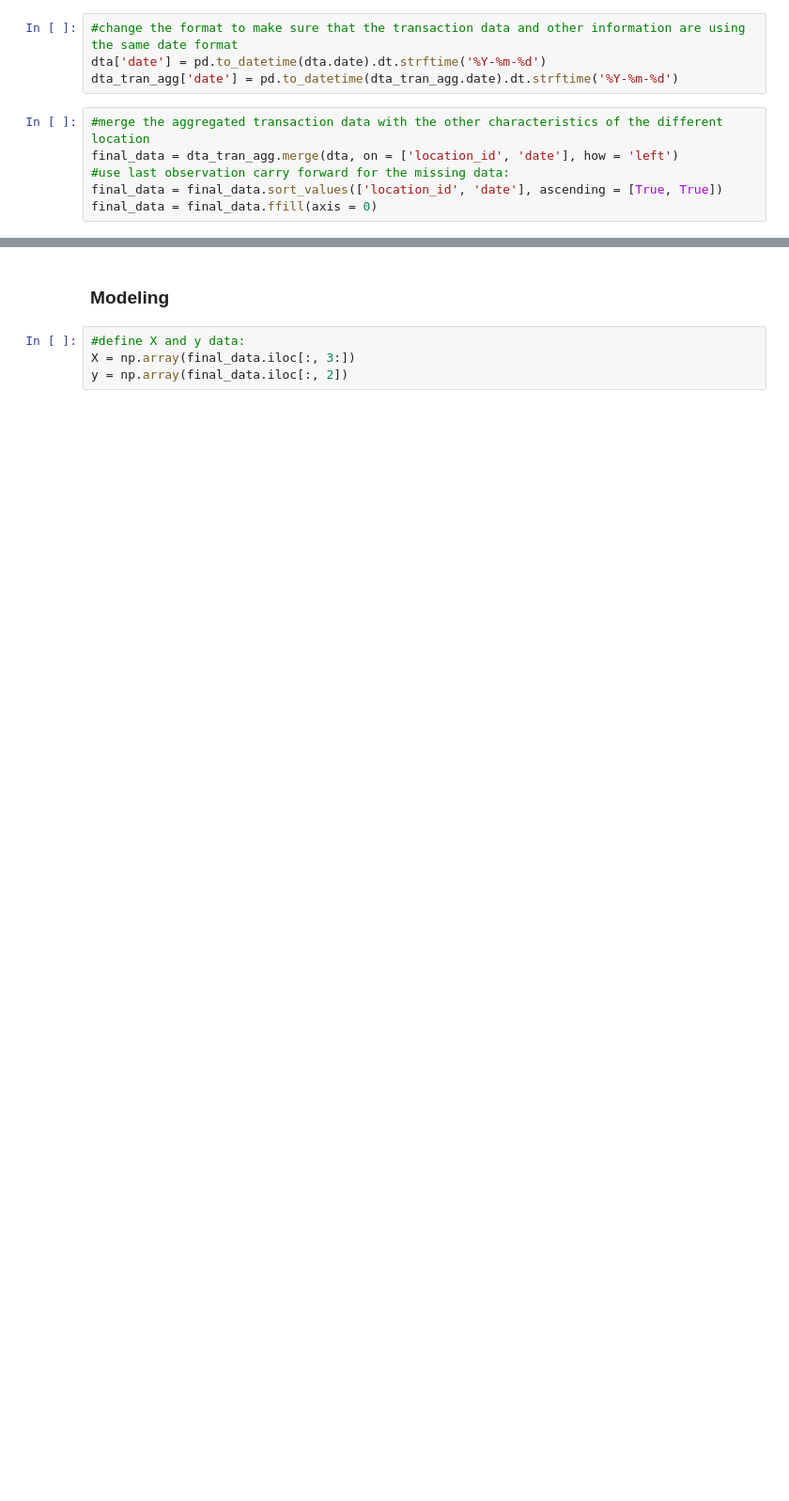
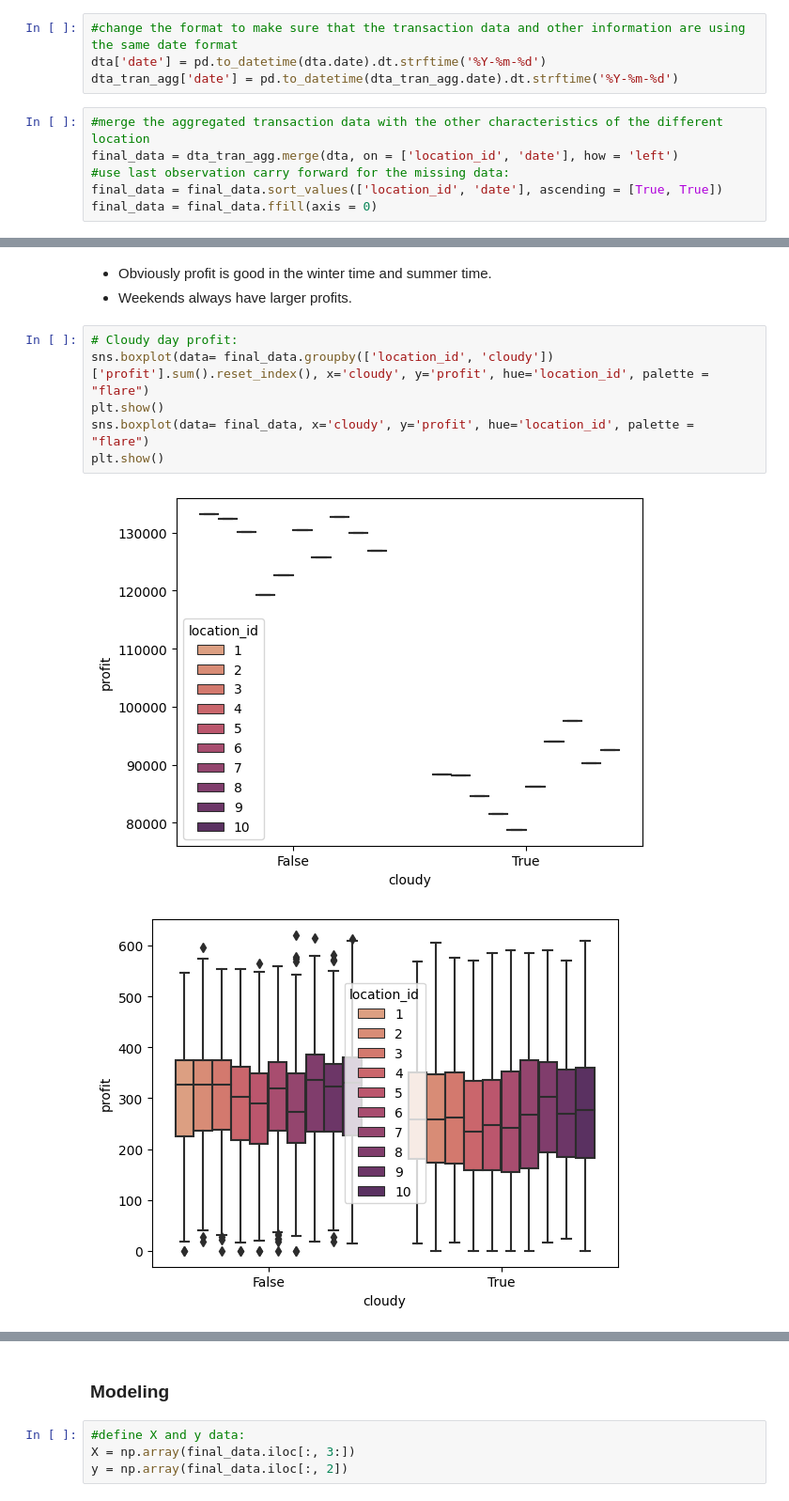
Before and after one commit to lynncyueliang/intern-take-home-assessment, a Jupyter notebook: YueLiang_Lynnc_takehome_assessment.ipynb, the cells around one changed output, grey strips where cells are left out. Shown at 94% size. Cells and saved outputs as stored; diff of their text form; blank space fills up the shorter version.

```diff
--- a/YueLiang_Lynnc_takehome_assessment.ipynb
+++ b/YueLiang_Lynnc_takehome_assessment.ipynb
@@ -115,0 +138,12 @@ final_data = final_data.ffill(axis = 0)
+# %% [markdown]
+* Obviously profit is good in the winter time and summer time.
+* Weekends always have larger profits.
+# %%
+# Cloudy day profit:
+sns.boxplot(data= final_data.groupby(['location_id', 'cloudy'])['profit'].sum().reset_index(), x='cloudy', y='profit', hue='location_id', palette = "flare")
+plt.show()
+sns.boxplot(data= final_data, x='cloudy', y='profit', hue='location_id', palette = "flare")
+plt.show()
+# %% [output]
+[figure, added]
+[figure, added]
```
Also changed, not shown: parts of 42 cells of this notebook.
